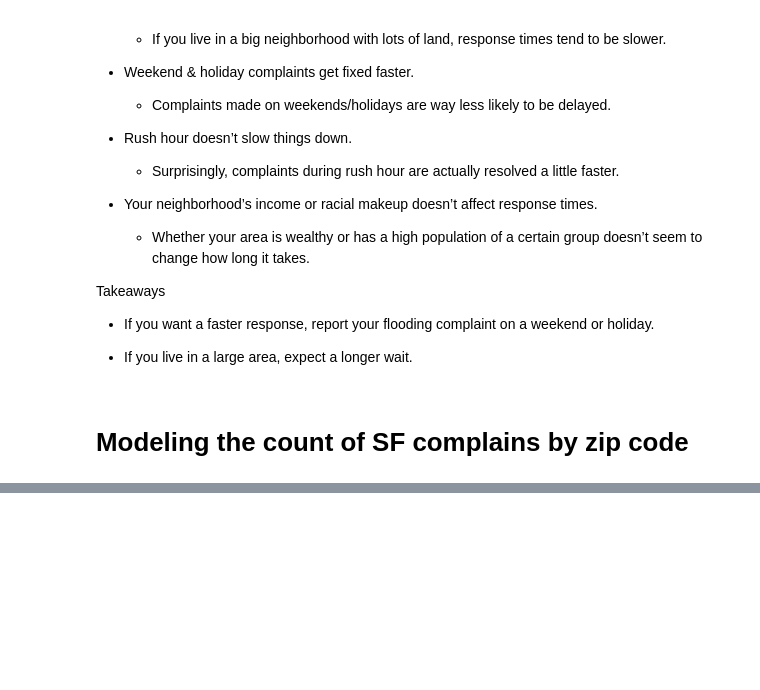
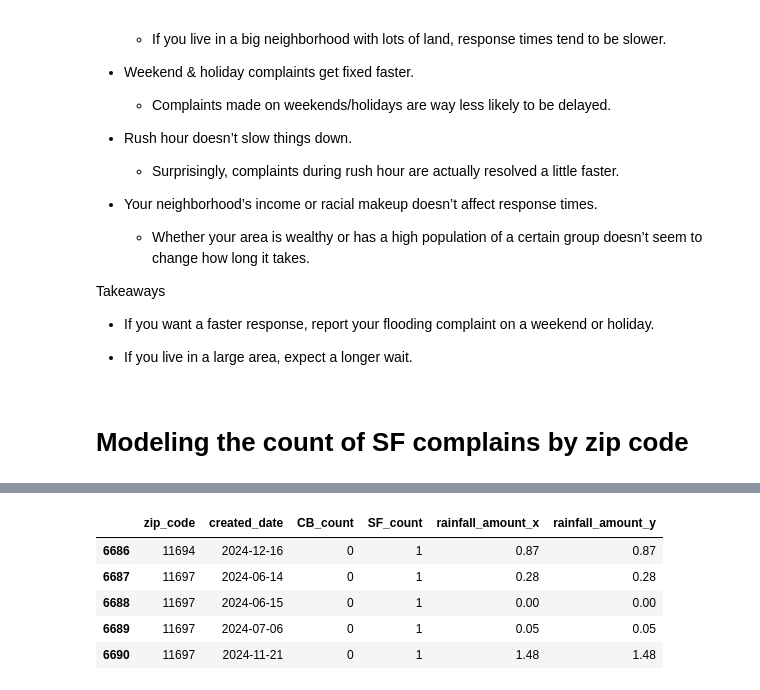
Before and after one commit to ids25s/mid-term-project-alyssahorn, a Jupyter notebook: midterm.ipynb, the cells around one changed output, grey strips where cells are left out. Saved outputs shown, nothing was run; the diff lists cells and outputs as text; code cells hidden in the pictures; blank space fills up the shorter version.

Commit message:
Created agg_df and merged rainfall

```diff
--- a/midterm.ipynb
+++ b/midterm.ipynb
@@ -1096,0 +1103,11 @@ Takeaways
+# %%
+# Filter for only SF (Street Flooding) and SB (Sewer Backup) complaints
+sf_sb_df = df[df['descriptor'].isin(['street_flooding_(sj)', 'catch_basin_clogged/flooding_(use_comments)_(sc)'])]
+
+# Aggregate the count of complaints by day and zipcode
+agg_df = sf_sb_df.groupby(['zip_code', 'created_date', 'descriptor']).size().unstack(fill_value=0).reset_index()
+
+# Rename columns for clarity
+agg_df = agg_df.rename(columns={'street_flooding_(sj)': 'SF_count', 'catch_basin_clogged/flooding_(use_comments)_(sc)': 'CB_count'})
+
+agg_df.head()
@@ -1096,0 +1132,22 @@ Takeaways
+# %%
+# Standardize column names and convert date format
+rainfall_df['rainfall_date'] = pd.to_datetime(rainfall_df['rainfall_date']).dt.date
+
+# Aggregate rainfall by day (sum rainfall for each day)
+daily_rainfall = rainfall_df.groupby('rainfall_date', as_index=False)['rainfall_amount'].sum()
+
+# Merge the aggregated SF & CB complaints data with daily rainfall data
+agg_df = agg_df.merge(daily_rainfall, left_on='created_date', right_on='rainfall_date', how='left')
+
+# Drop redundant 'date' column from rainfall_df
+agg_df = agg_df.drop(columns=['rainfall_date'])
+
+# Display merged dataset
+agg_df.tail()
+# %% [output]
+|  | zip_code | created_date | CB_count | SF_count | rainfall_amount_x | rainfall_amount_y |
+| 6686 | 11694 | 2024-12-16 | 0 | 1 | 0.87 | 0.87 |
+| 6687 | 11697 | 2024-06-14 | 0 | 1 | 0.28 | 0.28 |
+| 6688 | 11697 | 2024-06-15 | 0 | 1 | 0.00 | 0.00 |
+| 6689 | 11697 | 2024-07-06 | 0 | 1 | 0.05 | 0.05 |
+| 6690 | 11697 | 2024-11-21 | 0 | 1 | 1.48 | 1.48 |
```
Also changed, not shown: parts of 6 cells of this notebook.
